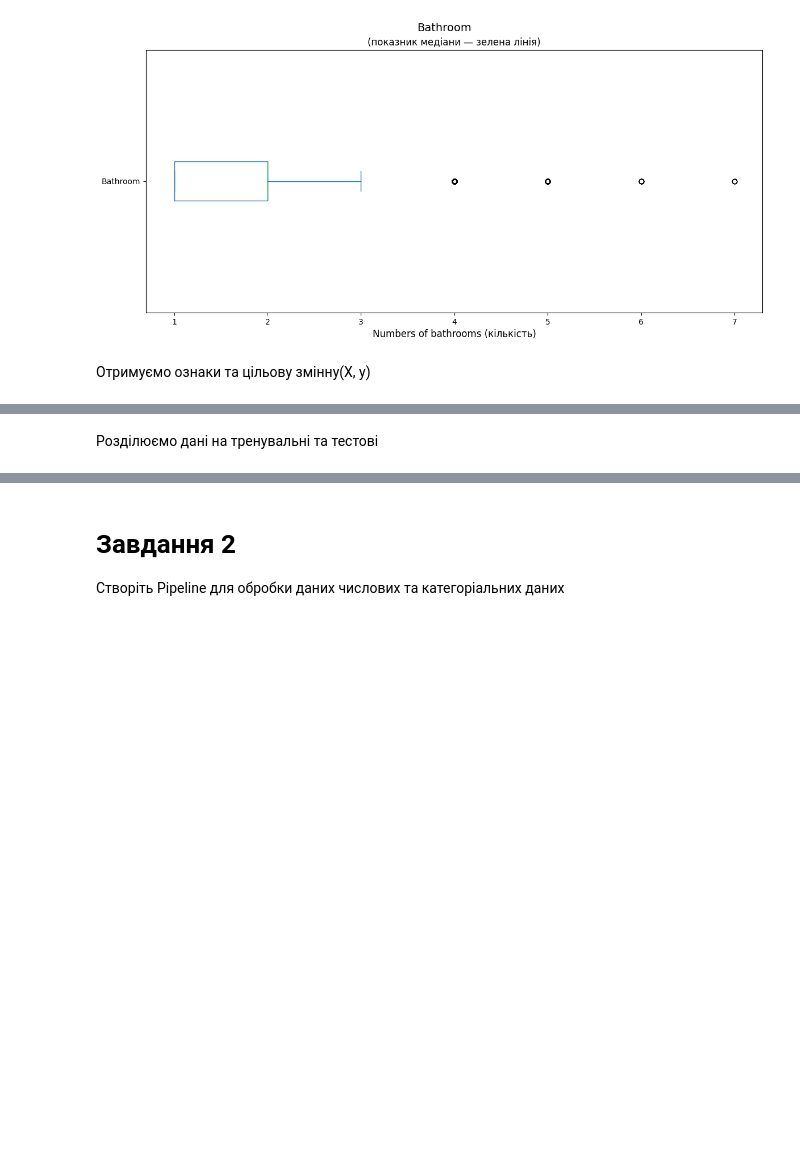
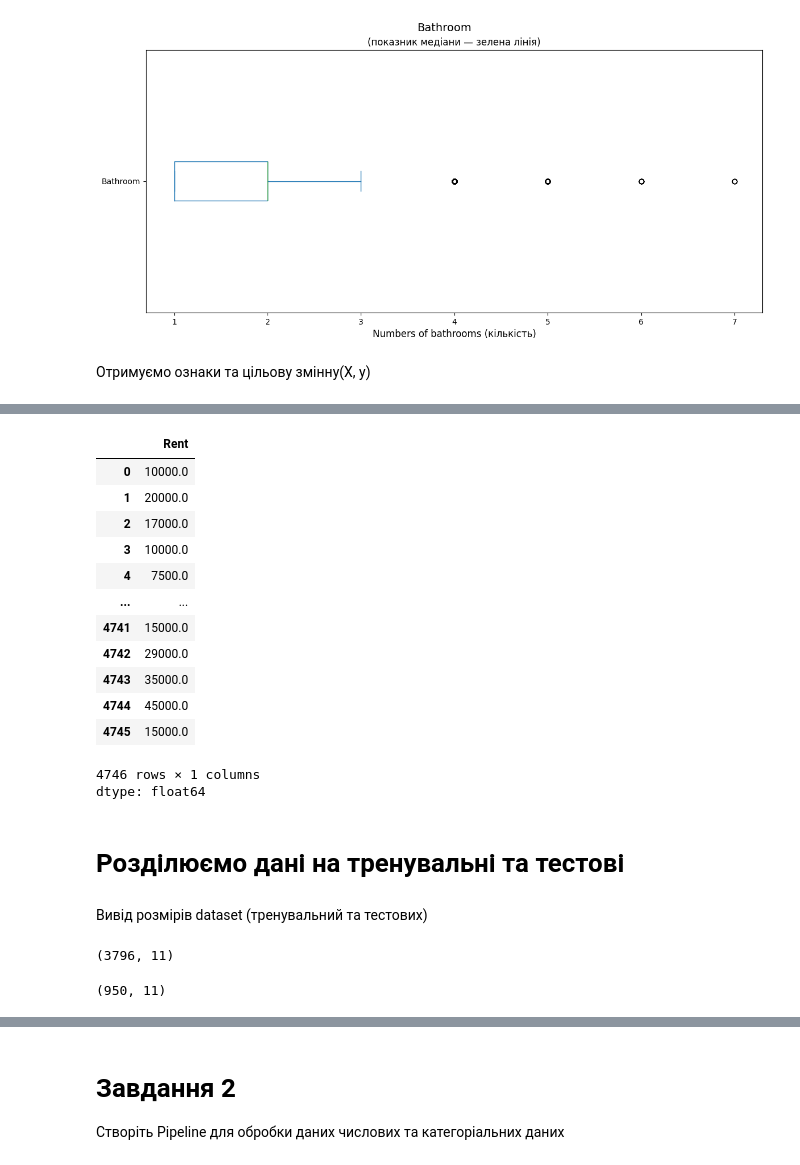
Before and after one commit to ValeriiSlynko/IT-STEP-Practice, a Jupyter notebook: Practice_Pandas/HmWrk3_Pandas(Pipeline & Tree).ipynb, the cells around one changed output, grey strips where cells are left out. Cells and saved outputs as stored; diff of their text form; code cells hidden in the pictures; blank space fills up the shorter version.

```diff
--- a/Practice_Pandas/HmWrk3_Pandas(Pipeline & Tree).ipynb
+++ b/Practice_Pandas/HmWrk3_Pandas(Pipeline & Tree).ipynb
@@ -248,2 +263,19 @@ Text(0.5, 0, 'Numbers of bathrooms (кількість)')
+# %%
+y
+# %% [output]
+|  | Rent |
+| 0 | 10000.0 |
+| 1 | 20000.0 |
+| 2 | 17000.0 |
+| 3 | 10000.0 |
+| 4 | 7500.0 |
+| ... | ... |
+| 4741 | 15000.0 |
+| 4742 | 29000.0 |
+| 4743 | 35000.0 |
+| 4744 | 45000.0 |
+| 4745 | 15000.0 |
+4746 rows × 1 columns
+dtype: float64
 # %% [markdown]
-Розділюємо дані на тренувальні та тестові
+# Розділюємо дані на тренувальні та тестові
@@ -249,0 +293,10 @@ Text(0.5, 0, 'Numbers of bathrooms (кількість)')
+# %% [markdown]
+Вивід розмірів dataset (тренувальний та тестових)
+# %%
+X_train.shape
+# %% [output]
+(3796, 11)
+# %%
+X_test.shape
+# %% [output]
+(950, 11)
```
Also changed, not shown: parts of 13 cells of this notebook.
